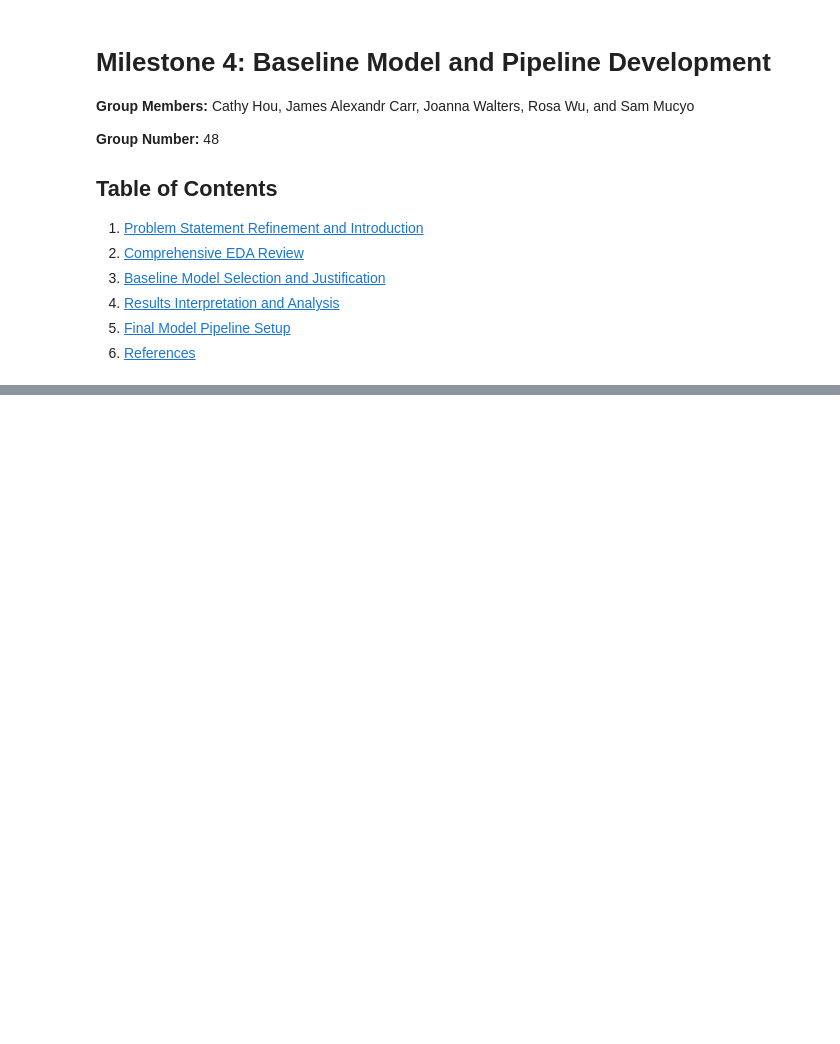
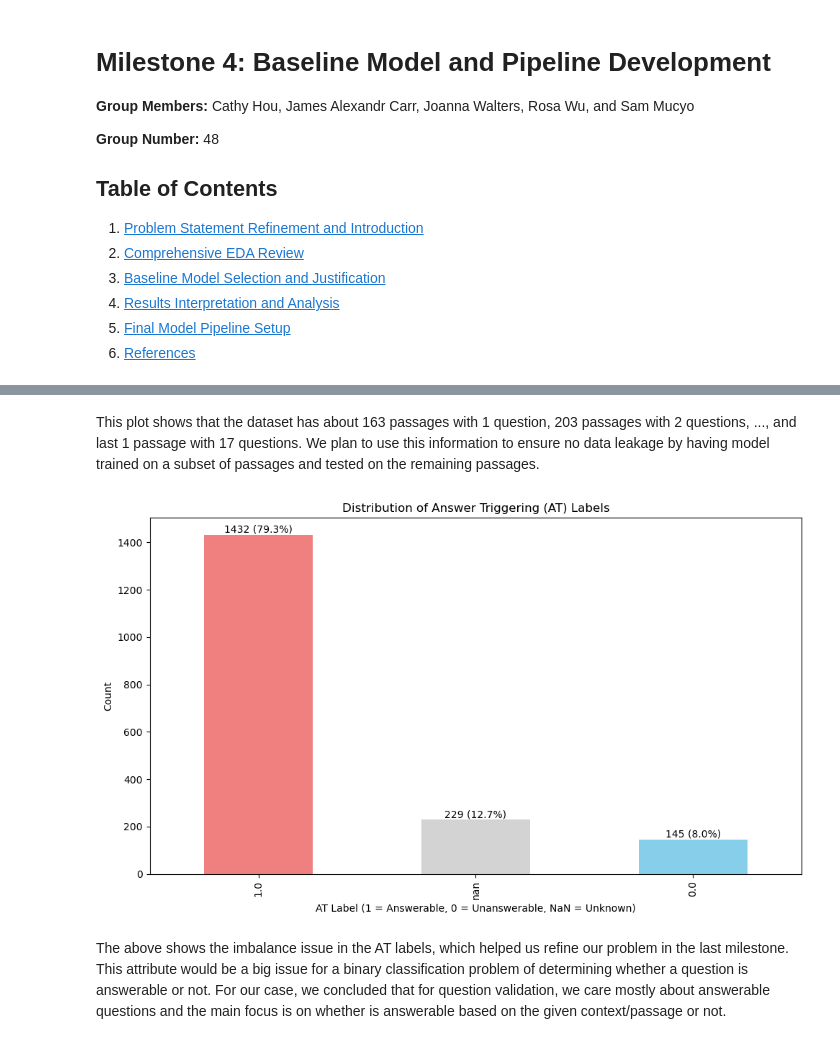
Before and after one commit to Sam-Mucyo/mcq-eval, a Jupyter notebook: milestones/m4/MS4_Notebook.ipynb, the cells around one changed output, grey strips where cells are left out. Drawn from its saved outputs; the diff is of its cells as text; code cells hidden in the pictures; blank space fills up the shorter version.

Commit message:
m4: complete initial draft
Next: run it and complete the remaining TODO

```diff
--- a/milestones/m4/MS4_Notebook.ipynb
+++ b/milestones/m4/MS4_Notebook.ipynb
@@ -130,3 +154,27 @@ plt.show()
+# %% [markdown]
+This plot shows that the dataset has about 163 passages with 1 question, 203 passages with 2 questions, ..., and last 1 passage with 17 questions. We plan to use this information to ensure no data leakage by having model trained on a subset of passages and tested on the remaining passages.
+# %%
+# Analyze AT labels
+at_counts = data_train['at_labels'].value_counts(dropna=False)
+at_percentage = at_counts / len(data_train) * 100
+
+plt.figure(figsize=(10, 6))
+colors = ['lightcoral', 'lightgray', 'skyblue']
+ax = at_counts.plot(kind='bar', color=colors)
+plt.title('Distribution of Answer Triggering (AT) Labels')
+plt.xlabel('AT Label (1 = Answerable, 0 = Unanswerable, NaN = Unknown)')
+plt.ylabel('Count')
+
+# Add count and percentage labels
+for i, (count, percentage) in enumerate(zip(at_counts, at_percentage)):
+    ax.text(i, count + 10, f'{count} ({percentage:.1f}%)', ha='center')
+
+plt.tight_layout()
+plt.show()
+# %% [output]
+[figure, added]
+# %% [markdown]
+The above shows the imbalance issue in the AT labels, which helped us refine our problem in the last milestone. This attribute would be a big issue for a binary classification problem of determining whether a question is answerable or not. For our case, we concluded that for question validation, we care mostly about answerable questions and the main focus is on whether is answerable based on the given context/passage or not.
 # %% [markdown]
 ## 3. Baseline Model Selection and Justification
 
```
Also changed, not shown: parts of 33 cells of this notebook.
